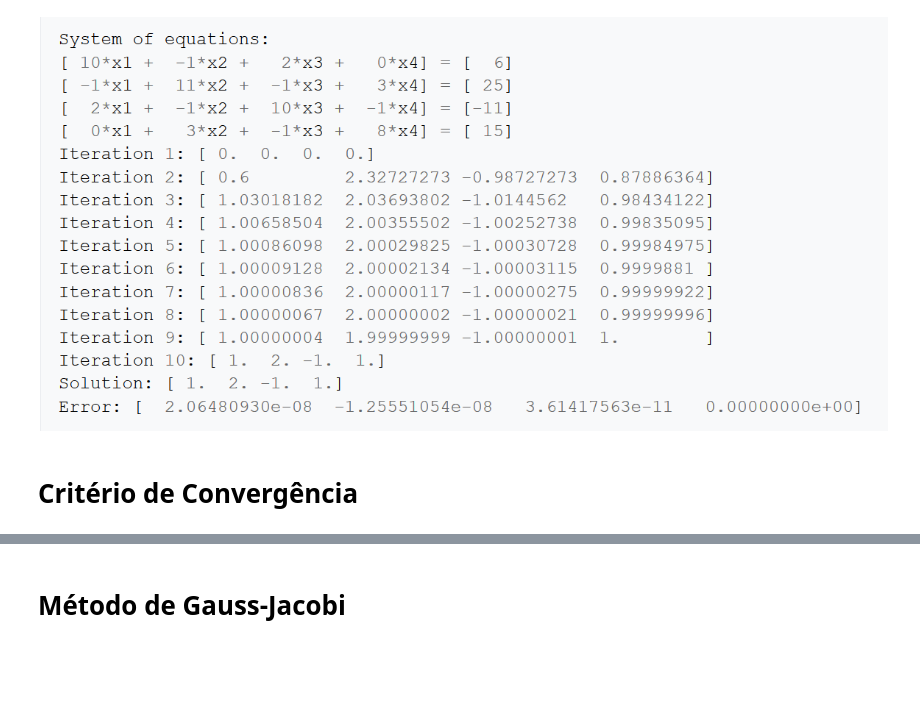
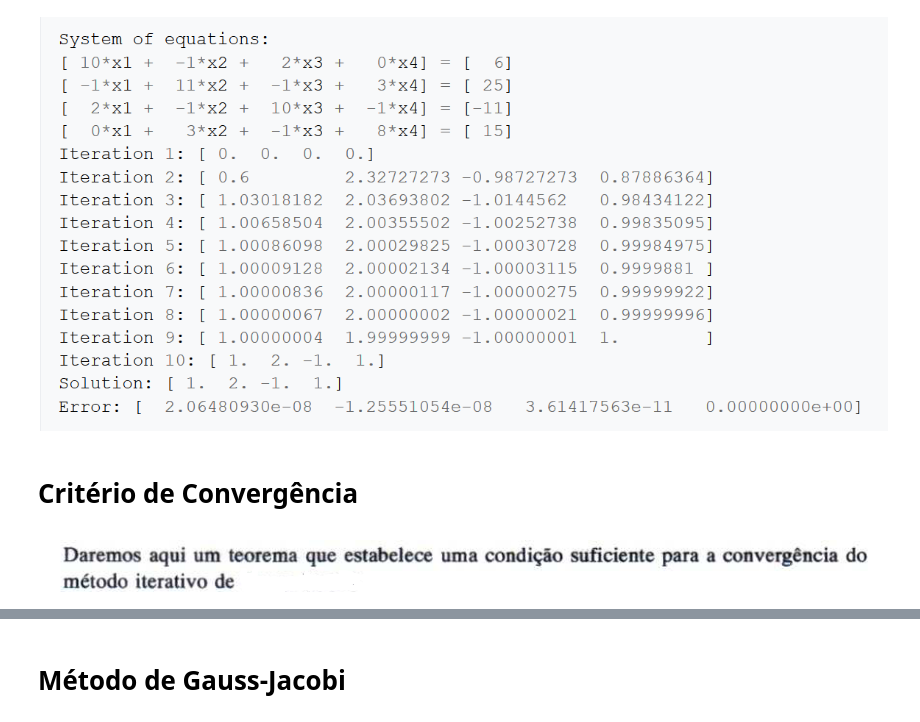
Before and after one commit to ClaudomiroSales/MatematicaComputacionalUFPA, a Jupyter notebook: Resolução de Sistemas Lineares/Resolução de Sistemas Lineares - Métodos Iterativos.ipynb, the cells around one changed output, grey strips where cells are left out. Cells and saved outputs as stored; diff of their text form; code cells hidden in the pictures; blank space fills up the shorter version.

```diff
--- a/Resolução de Sistemas Lineares/Resolução de Sistemas Lineares - Métodos Iterativos.ipynb
+++ b/Resolução de Sistemas Lineares/Resolução de Sistemas Lineares - Métodos Iterativos.ipynb
@@ -135,3 +149,7 @@ Image(filename = pathFileImages + 'Fig_9.png')
 [figure]
 # %% [markdown]
 # Critério de Convergência
+# %%
+Image(filename = pathFileImages + 'Fig_16.png')
+# %% [output]
+[figure, added]
```
Also changed, not shown: parts of 12 cells of this notebook, 4 other files.
